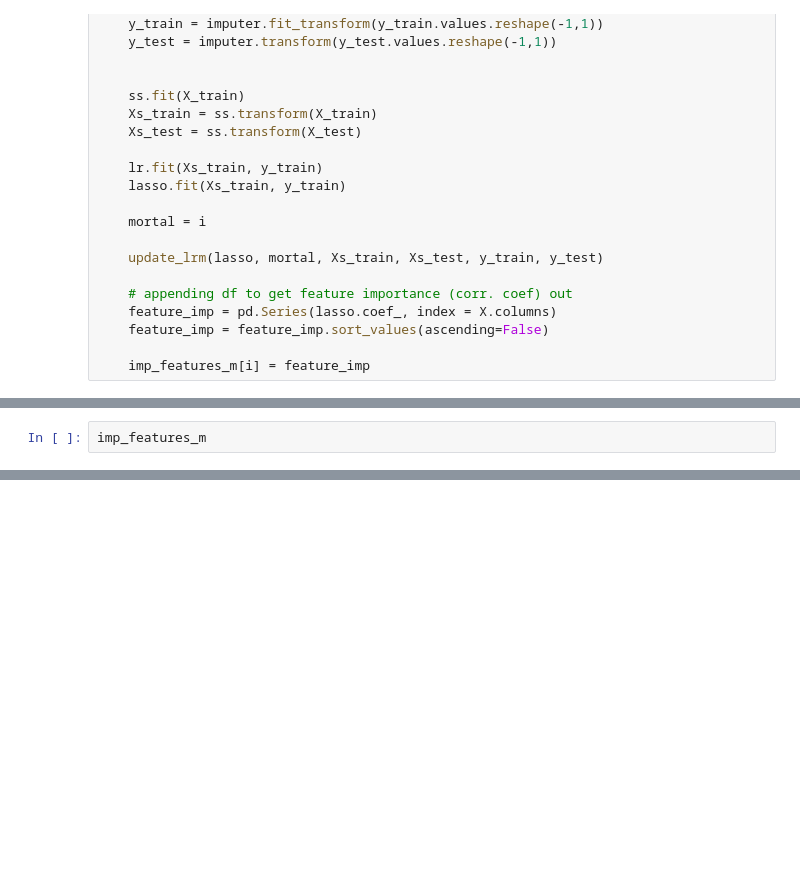
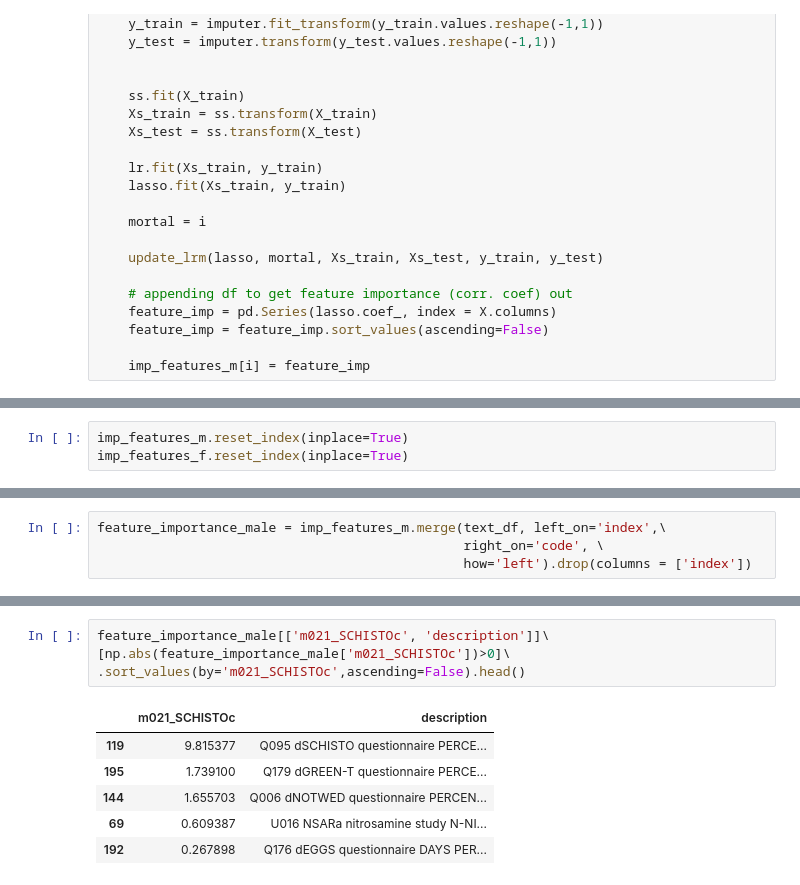
Before and after one commit to colbytse/community_health_project, a Jupyter notebook: code_notebooks/modeling-ct.ipynb, the cells around one changed output, grey strips where cells are left out. Drawn from its saved outputs; the diff is of its cells as text; blank space fills up the shorter version.

```diff
--- a/modeling-ct.ipynb
+++ b/code_notebooks/modeling-ct.ipynb
@@ -1010,2 +1017,3 @@ lr_f.sort_values(by = 'Val Score', ascending=False).head(10)
 # %%
-imp_features_m
+imp_features_m.reset_index(inplace=True)
+imp_features_f.reset_index(inplace=True)
@@ -1026 +1020,5 @@ imp_features_m
+# %%
+feature_importance_male = imp_features_m.merge(text_df, left_on='index',\
+                                               right_on='code', \
+                                               how='left').drop(columns = ['index'])
 # %%
@@ -1041,0 +1039,11 @@ imp_features_f
+# %%
+feature_importance_male[['m021_SCHISTOc', 'description']]\
+[np.abs(feature_importance_male['m021_SCHISTOc'])>0]\
+.sort_values(by='m021_SCHISTOc',ascending=False).head()
+# %% [output]
+|  | m021_SCHISTOc | description |
+| 119 | 9.815377 | Q095 dSCHISTO questionnaire PERCE... |
+| 195 | 1.739100 | Q179 dGREEN-T questionnaire PERCE... |
+| 144 | 1.655703 | Q006 dNOTWED questionnaire PERCEN... |
+| 69 | 0.609387 | U016 NSARa nitrosamine study N-NI... |
+| 192 | 0.267898 | Q176 dEGGS questionnaire DAYS PER... |
```
Also changed, not shown: parts of 25 cells of this notebook, 17 other files.
